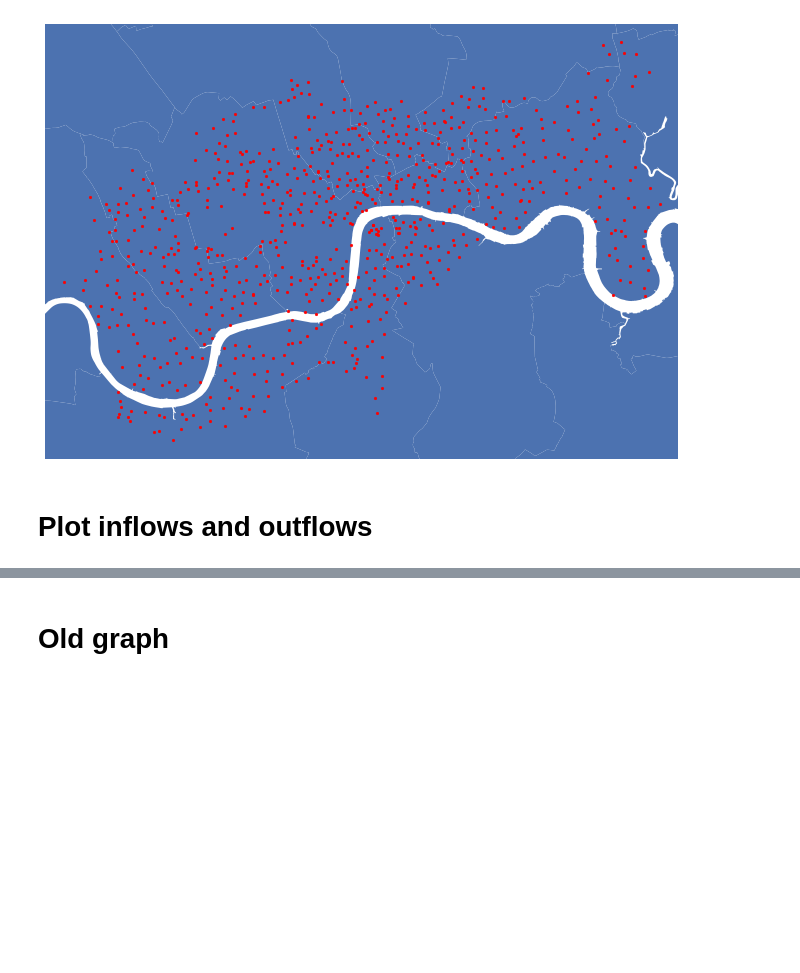
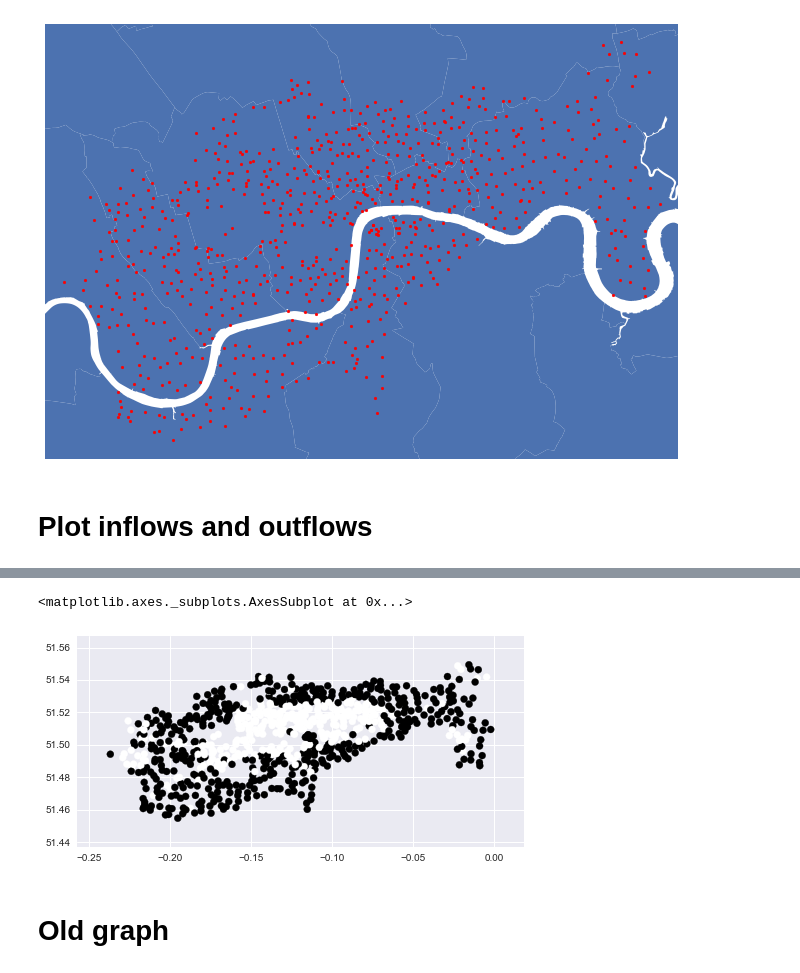
Before and after one commit to fabiangunzinger/london_cycling, a Jupyter notebook: tfl_bikes_movement.ipynb, the cells around one changed output, grey strips where cells are left out. Cells and saved outputs as stored; diff of their text form; code cells hidden in the pictures; blank space fills up the shorter version.

```diff
--- a/tfl_bikes_movement.ipynb
+++ b/tfl_bikes_movement.ipynb
@@ -171,3 +167,41 @@ ax.axis('off');
+# %%
+
+def calc_flows(df):
+    outflow = (
+        df.groupby('startstation_id')[['start_date']].count()
+        .reset_index()
+        .rename(columns={'startstation_id':'id', 'start_date':'outflow'})
+    )
+    inflow = (
+        df.groupby('endstation_id')[['end_date']].count()
+        .reset_index()
+        .rename(columns={'endstation_id':'id', 'end_date':'inflow'})
+    )
+    return outflow.merge(inflow, on='id', how='inner')
+
+
+# Calculate morning and evening flows on weekdays
+
+weekdays = hires[hires['start_date'].dt.dayofweek < 5]
+
+mornings = weekdays[weekdays['start_date'].dt.hour.between(6,10)]
+morning_flows = calc_flows(mornings)
+morning_flows = stations.merge(morning_flows, on='id', how='inner')
+morning_flows = morning_flows.set_index('id')
+morning_flows['net_outflow'] = morning_flows['outflow'] - morning_flows['inflow'] > 0
+
+
+evenings = weekdays[weekdays['start_date'].dt.hour.between(16,20)]
+evening_flows = calc_flows(evenings)
+evening_flows = evening_flows.merge(stations, on='id', how='inner')
+
+
+# Add flows to station info
+
+morning_flows.plot(c=morning_flows['net_outflow'])
+# %% [output]
+<matplotlib.axes._subplots.AxesSubplot at 0x...>
+[figure, added]
 # %% [markdown]
 # Old graph
 # %%
```
Also changed, not shown: parts of 4 cells of this notebook.
